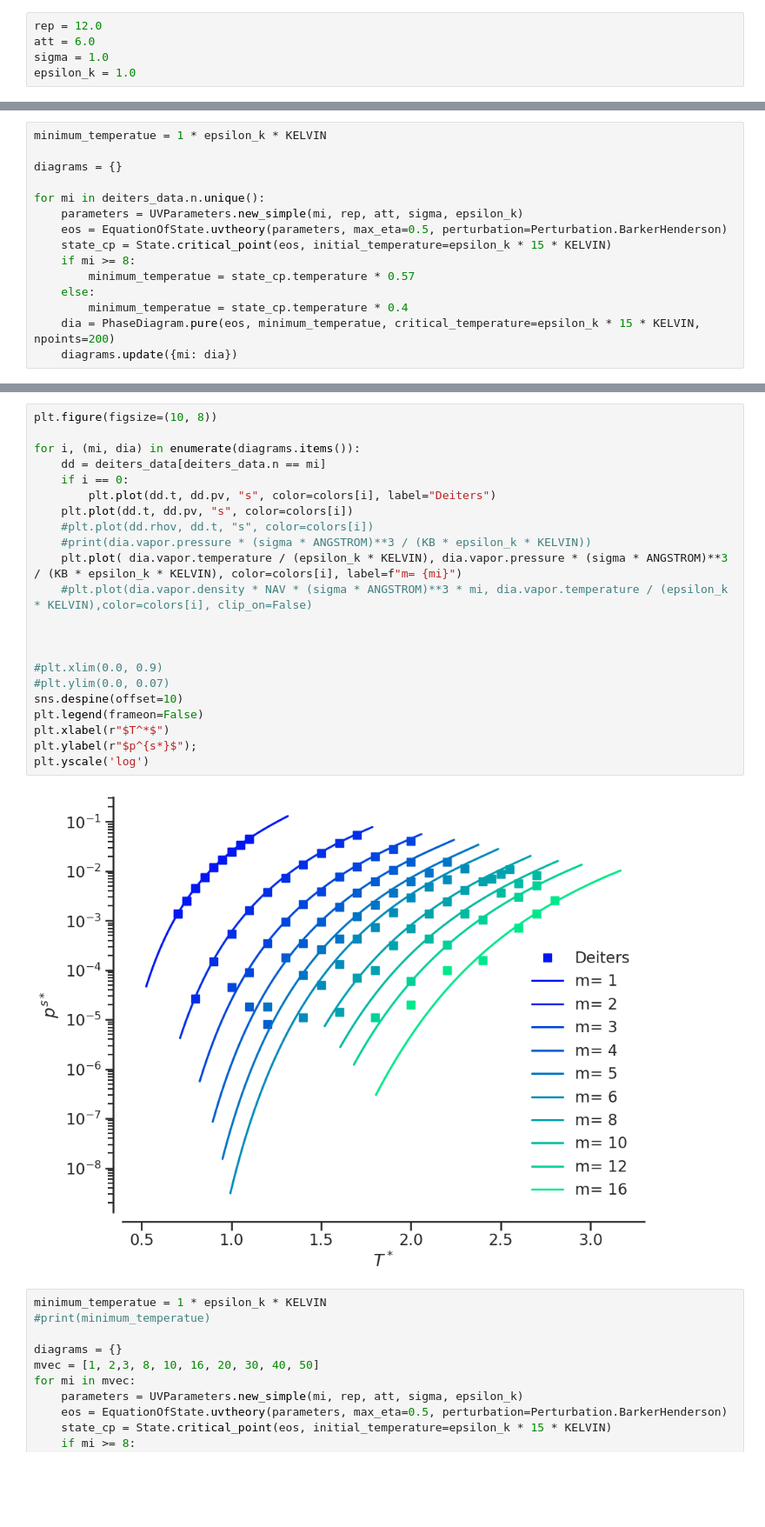
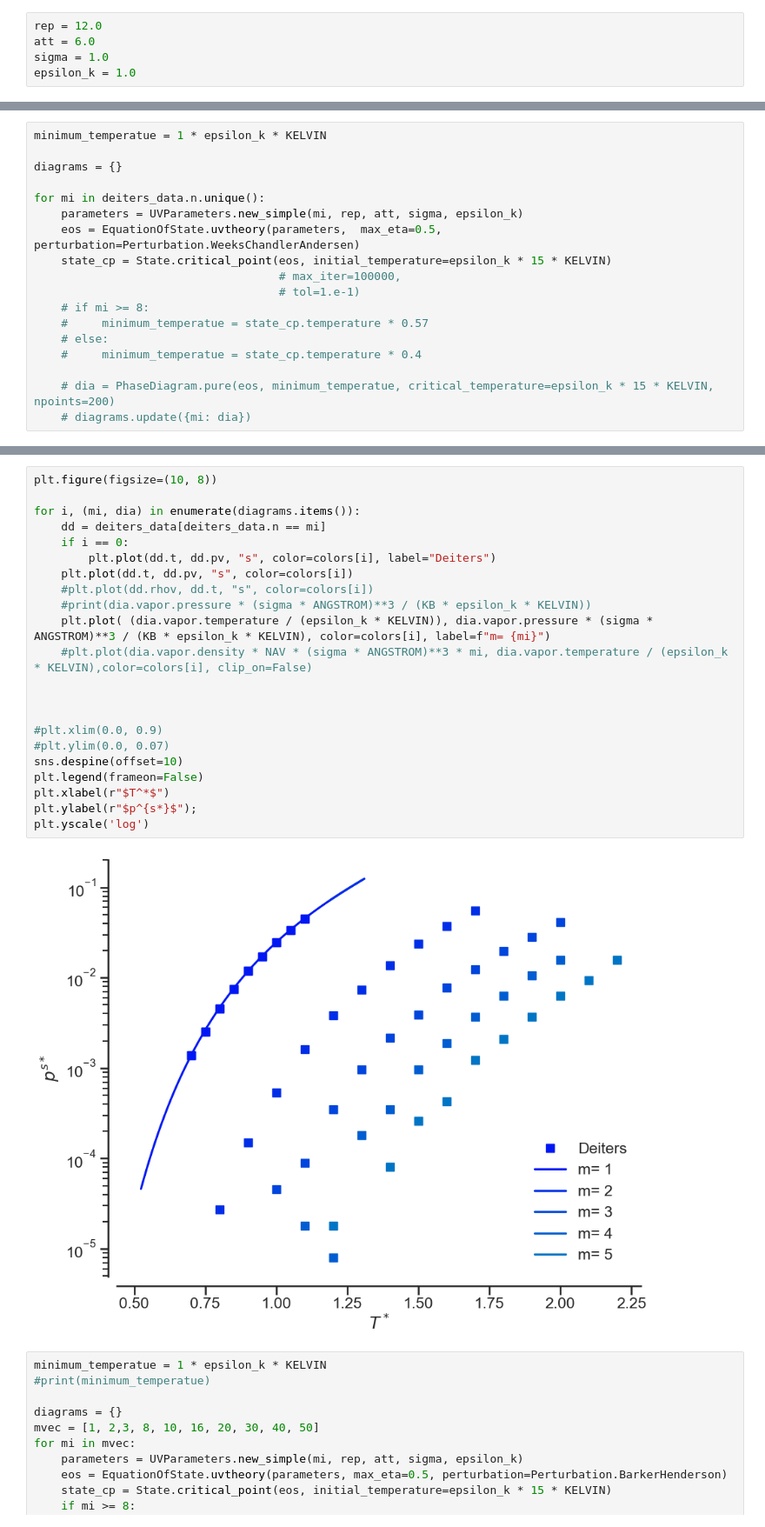
Before and after one commit to thijsvanwesten/feos, a Jupyter notebook: examples/uvchains/PureChains.ipynb, the cells around one changed output, grey strips where cells are left out. Shown: that part at 87% size. Cells and saved outputs as stored; diff of their text form; blank space fills up the shorter version.

```diff
--- a/examples/uvchains/PureChains.ipynb
+++ b/examples/uvchains/PureChains.ipynb
@@ -39,14 +39,17 @@ diagrams = {}
 
 for mi in deiters_data.n.unique():
     parameters = UVParameters.new_simple(mi, rep, att, sigma, epsilon_k)
-    eos = EquationOfState.uvtheory(parameters, max_eta=0.5, perturbation=Perturbation.BarkerHenderson)
+    eos = EquationOfState.uvtheory(parameters,  max_eta=0.5, perturbation=Perturbation.WeeksChandlerAndersen)
     state_cp = State.critical_point(eos, initial_temperature=epsilon_k * 15 * KELVIN)
-    if mi >= 8:
-        minimum_temperatue = state_cp.temperature * 0.57
-    else:
-        minimum_temperatue = state_cp.temperature * 0.4
-    dia = PhaseDiagram.pure(eos, minimum_temperatue, critical_temperature=epsilon_k * 15 * KELVIN, npoints=200)
-    diagrams.update({mi: dia})
+                                    # max_iter=100000,
+                                    # tol=1.e-1)
+    # if mi >= 8:
+    #     minimum_temperatue = state_cp.temperature * 0.57
+    # else:
+    #     minimum_temperatue = state_cp.temperature * 0.4
+
+    # dia = PhaseDiagram.pure(eos, minimum_temperatue, critical_temperature=epsilon_k * 15 * KELVIN, npoints=200)
+    # diagrams.update({mi: dia})
 # %%
 plt.figure(figsize=(10, 8))
 
@@ -101,27 +104,27 @@ plt.ylabel(r"$p^{s*}$");
 # %%
 plt.figure(figsize=(10, 8))
 
 for i, (mi, dia) in enumerate(diagrams.items()):
     dd = deiters_data[deiters_data.n == mi]
     if i == 0:
         plt.plot(dd.t, dd.pv, "s", color=colors[i], label="Deiters")
     plt.plot(dd.t, dd.pv, "s", color=colors[i])
     #plt.plot(dd.rhov, dd.t, "s", color=colors[i])
     #print(dia.vapor.pressure * (sigma * ANGSTROM)**3 / (KB * epsilon_k * KELVIN))
-    plt.plot( dia.vapor.temperature / (epsilon_k * KELVIN), dia.vapor.pressure * (sigma * ANGSTROM)**3 / (KB * epsilon_k * KELVIN), color=colors[i], label=f"m= {mi}")
+    plt.plot( (dia.vapor.temperature / (epsilon_k * KELVIN)), dia.vapor.pressure * (sigma * ANGSTROM)**3 / (KB * epsilon_k * KELVIN), color=colors[i], label=f"m= {mi}")
     #plt.plot(dia.vapor.density * NAV * (sigma * ANGSTROM)**3 * mi, dia.vapor.temperature / (epsilon_k * KELVIN),color=colors[i], clip_on=False)
 
 
 
 #plt.xlim(0.0, 0.9)
 #plt.ylim(0.0, 0.07)
 sns.despine(offset=10)
 plt.legend(frameon=False)
 plt.xlabel(r"$T^*$")
 plt.ylabel(r"$p^{s*}$");
 plt.yscale('log')
 # %% [output]
-[figure, old version]
+[figure, new version]
 # %%
 minimum_temperatue = 1 * epsilon_k * KELVIN
 #print(minimum_temperatue)
```
Also changed, not shown: parts of 4 cells of this notebook, 11 other files.
